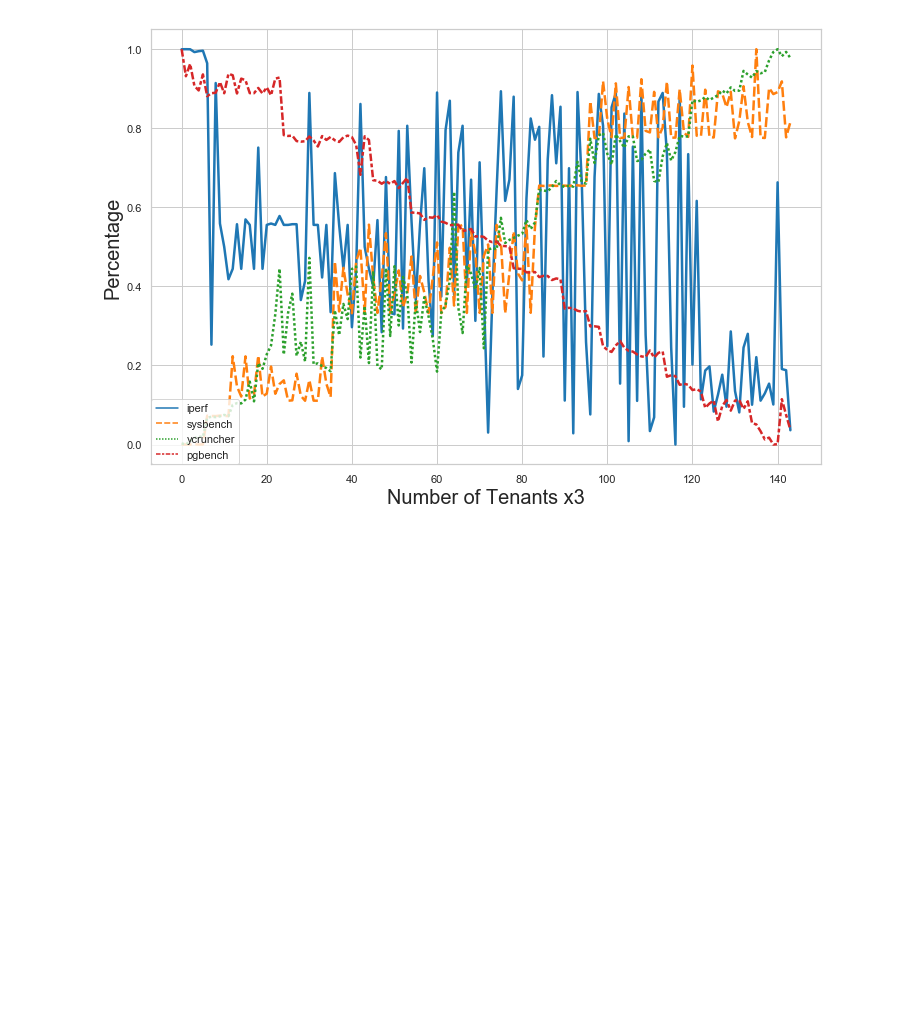
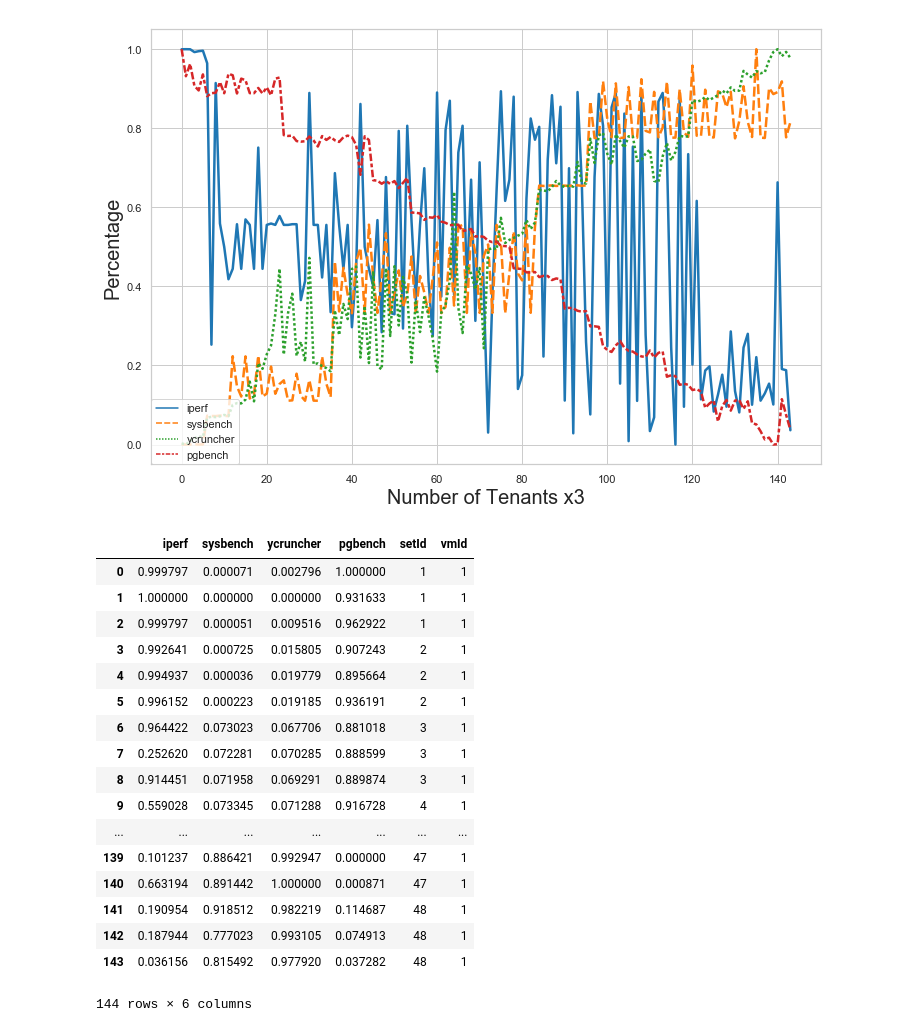
Before and after one commit to delvinuw/IaaSCloudResourceContention, a Jupyter notebook: modeldata/m5d/Normalize Merged.csv.ipynb, the cells around one changed output. Drawn from its saved outputs; the diff is of its cells as text; code cells hidden in the pictures; blank space fills up the shorter version.

```diff
--- a/modeldata/m5d/Normalize Merged.csv.ipynb
+++ b/modeldata/m5d/Normalize Merged.csv.ipynb
@@ -499,3 +520,28 @@ ax.set_ylabel("Percentage", fontsize=20)
 plt.show()
 # %% [output]
 [figure]
+# %%
+#add columns
+df_qt['setId'] = df['setId']
+df_qt['vmId'] = df['vmId']
+# %%
+df_qt
+# %% [output]
+|  | iperf | sysbench | ycruncher | pgbench | setId | vmId |
+| 0 | 0.999797 | 0.000071 | 0.002796 | 1.000000 | 1 | 1 |
+| 1 | 1.000000 | 0.000000 | 0.000000 | 0.931633 | 1 | 1 |
+| 2 | 0.999797 | 0.000051 | 0.009516 | 0.962922 | 1 | 1 |
+| 3 | 0.992641 | 0.000725 | 0.015805 | 0.907243 | 2 | 1 |
+| 4 | 0.994937 | 0.000036 | 0.019779 | 0.895664 | 2 | 1 |
+| 5 | 0.996152 | 0.000223 | 0.019185 | 0.936191 | 2 | 1 |
+| 6 | 0.964422 | 0.073023 | 0.067706 | 0.881018 | 3 | 1 |
+| 7 | 0.252620 | 0.072281 | 0.070285 | 0.888599 | 3 | 1 |
+| 8 | 0.914451 | 0.071958 | 0.069291 | 0.889874 | 3 | 1 |
+| 9 | 0.559028 | 0.073345 | 0.071288 | 0.916728 | 4 | 1 |
+| ... | ... | ... | ... | ... | ... | ... |
+| 139 | 0.101237 | 0.886421 | 0.992947 | 0.000000 | 47 | 1 |
+| 140 | 0.663194 | 0.891442 | 1.000000 | 0.000871 | 47 | 1 |
+| 141 | 0.190954 | 0.918512 | 0.982219 | 0.114687 | 48 | 1 |
+| 142 | 0.187944 | 0.777023 | 0.993105 | 0.074913 | 48 | 1 |
+| 143 | 0.036156 | 0.815492 | 0.977920 | 0.037282 | 48 | 1 |
+144 rows × 6 columns
```
Also changed, not shown: parts of 15 cells of this notebook, 14 other files.
